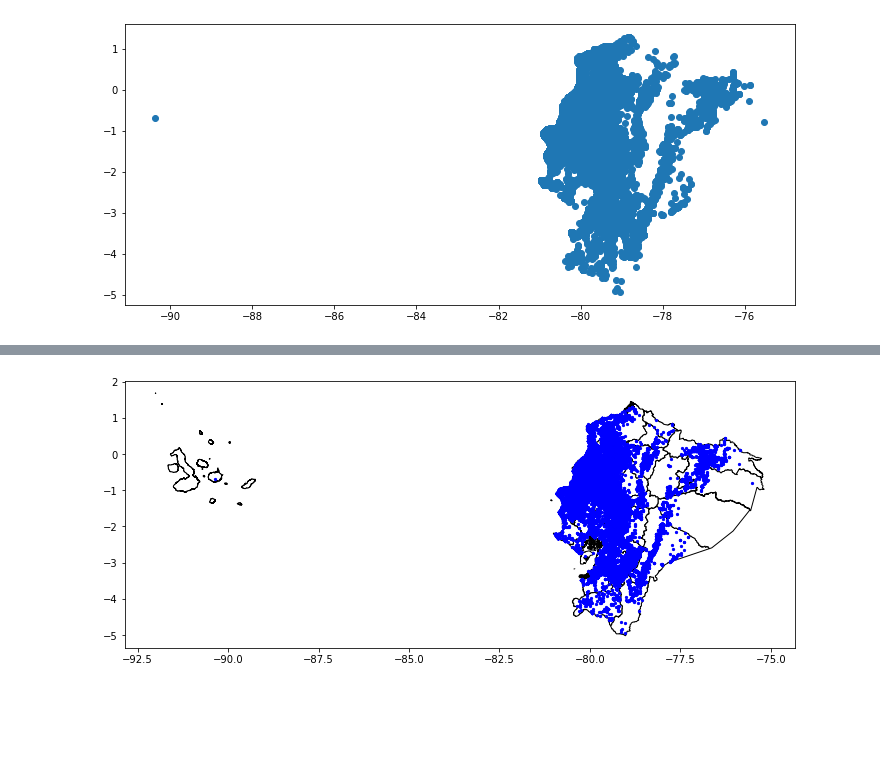
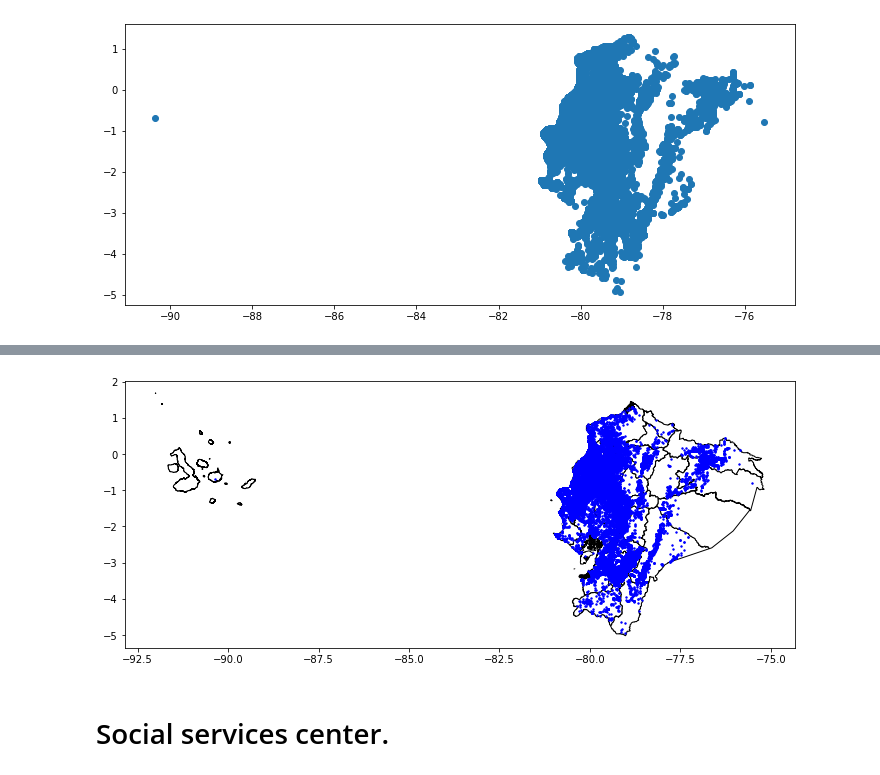
Before and after one commit to megonzau/Spatial-Analytics, a Jupyter notebook: code/main.ipynb, the cells around one changed output, grey strips where cells are left out. Saved outputs shown, nothing was run; the diff lists cells and outputs as text; code cells hidden in the pictures; blank space fills up the shorter version.

```diff
--- a/code/main.ipynb
+++ b/code/main.ipynb
@@ -66,5 +69,5 @@ Debido a que los puntos de MIES tiene puntos geográficos equivocados (puntos qu
 # %%
-df_prov= gpd.read_file("../data/Ecuador_provincias/ecuador.shp") #Se lee la base de datos .Shp
+df_prov= gpd.read_file("../data/Ecuador_provincias/ecuador.shp", encoding="ISO-8859-1") #Se lee la base de datos .Shp
 df_prov = df_prov.to_crs("EPSG:4326")
 # %% [output]
 Error in sys.excepthook:
@@ -122,16 +110,18 @@ df_final = df_final[['ud_mies','DPA_PROVIN','DPA_DESPRO','beneficio','edad','geo
 # %%
 import matplotlib.pyplot as plt
 
 fig, ax = plt.subplots()
 
 # set aspect to equal. This is done automatically
 # when using *geopandas* plot on it's own, but not when
 # working with pyplot directly.
 ax.set_aspect('equal')
 
 df_prov.plot(ax=ax, color='white', edgecolor='black')
-df_final.plot(ax=ax, marker='o', color='blue', markersize=5)
+df_final.plot(ax=ax, marker='o', color='blue', markersize=2)
 
 plt.show()
 # %% [output]
-[figure, old version]
+[figure, new version]
+# %% [markdown]
+# Social services center.
```
Also changed, not shown: parts of 17 cells of this notebook.
